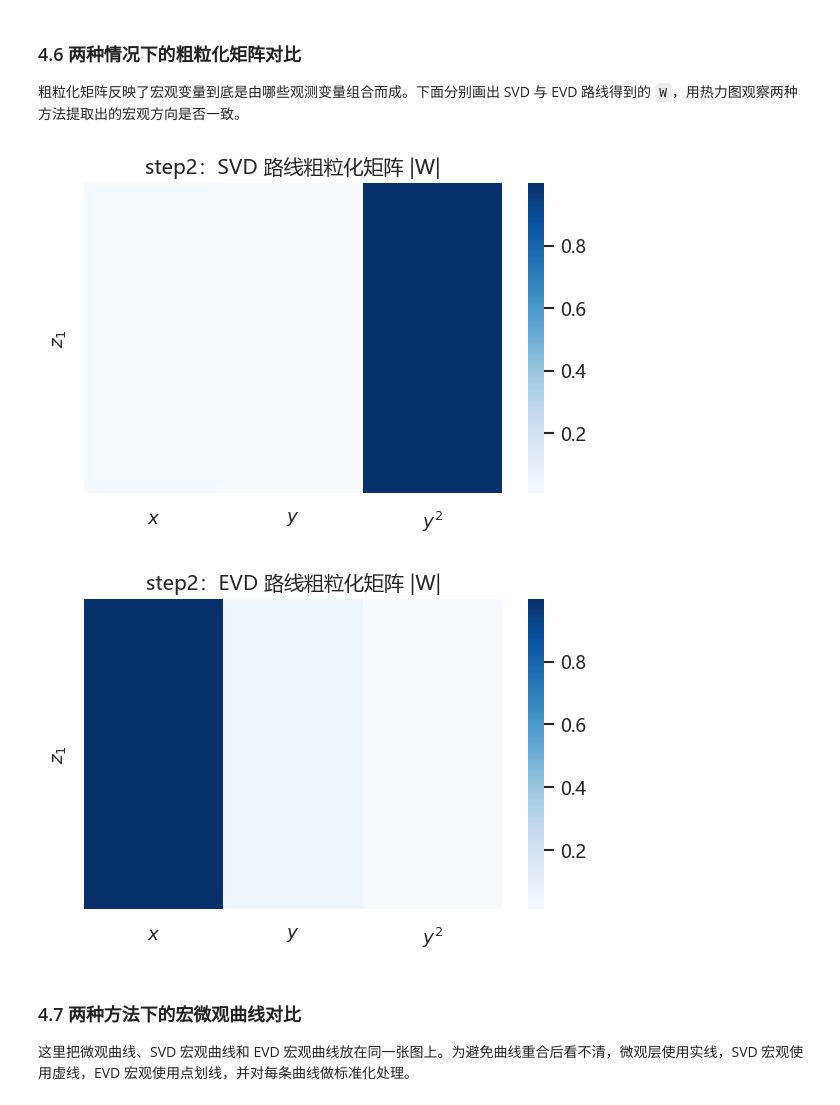
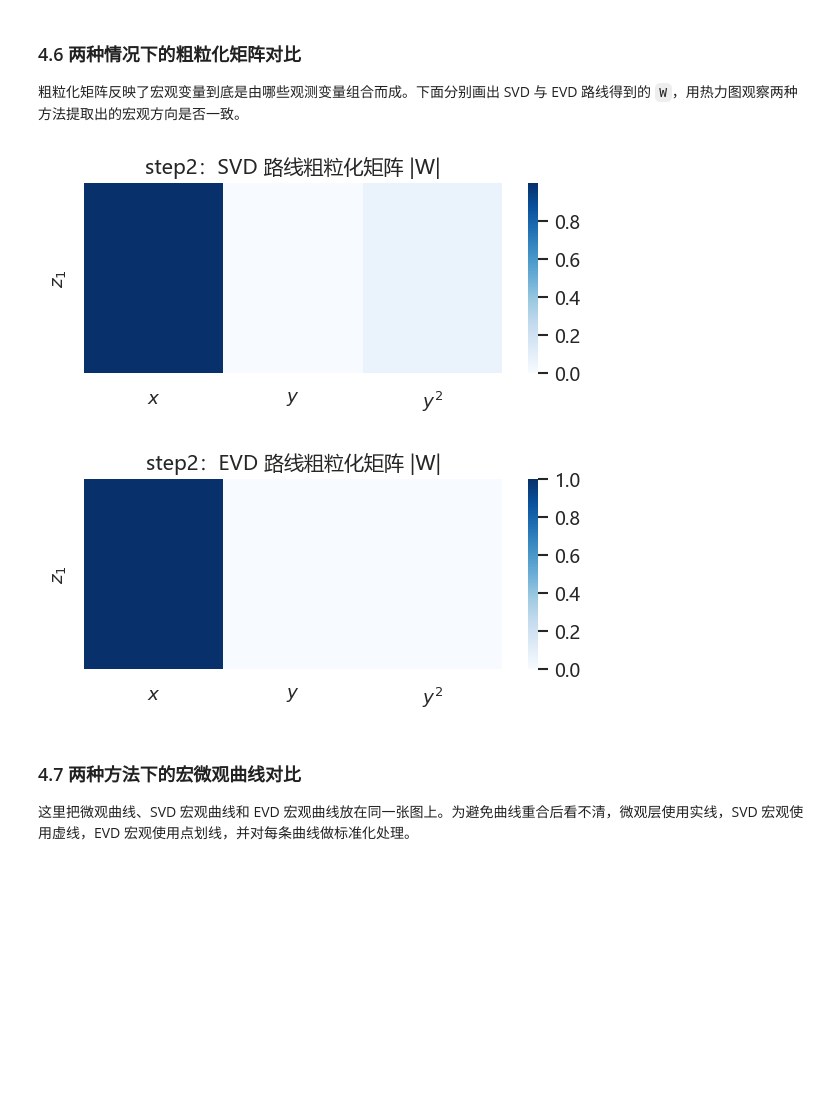
Before and after one commit to Matthew-ymz/pykoop, a Jupyter notebook: exp/analysitic_exp/exp_ana_gis.ipynb, the cells around one changed output. Drawn from its saved outputs; the diff is of its cells as text; code cells hidden in the pictures; blank space fills up the shorter version.

```diff
--- a/exp/analysitic_exp/exp_ana_gis.ipynb
+++ b/exp/analysitic_exp/exp_ana_gis.ipynb
@@ -618,5 +689,15 @@ ax.set_xlabel('$x$'); ax.set_ylabel('$y$'); ax.set_title('step2 系统轨迹相
 # %%
 obs_step2 = observable_step2(step2_noisy, mode='default')
-res_step2_svd = run_gis_pipeline_from_observations(obs_step2, tau=step2_config['tau'], alpha=step2_config['alpha'], delta=step2_config['delta'], eps=step2_config['eps'], ridge=step2_config['ridge'], manual_r=step2_config['manual_r'], horizons=step2_config['horizons'], w_method='svd')
-print('step2 - SVD 路线 CE =', res_step2_svd['ce_result']['CE'])
+A_step2_micro = np.array([
+    [0.8, 0.0, 10.0],
+    [0.0, 0.8, 0.0],
+    [0.0, 0.0, 0.64],
+], dtype=float)
+U_step2, S_step2, Vt_step2 = np.linalg.svd(A_step2_micro, full_matrices=False)
+step2_svd_gamma = compute_gamma_ce_metrics(S_step2, alpha=step2_config['alpha'], manual_r=step2_config['manual_r'], eps=step2_config['eps'])
+r_step2 = int(step2_config['manual_r'])
+W_step2_svd = U_step2[:, :r_step2].T
+svd_macro_step2 = apply_coarse_graining(W_step2_svd, obs_step2)
+A_step2_svd_macro = W_step2_svd @ A_step2_micro @ W_step2_svd.T
+print('step2 - SVD 路线 CE =', step2_svd_gamma['delta_gamma_manual_r'])
 # %% [output]
@@ -627,4 +713,9 @@ step2 - SVD 路线 CE = 1.4279398779561567
 # %%
-res_step2_evd = run_gis_pipeline_from_observations(obs_step2, tau=step2_config['tau'], alpha=step2_config['alpha'], delta=step2_config['delta'], eps=step2_config['eps'], ridge=step2_config['ridge'], manual_r=step2_config['manual_r'], horizons=step2_config['horizons'], w_method='evd', evd_mode='eig_abs')
-print('step2 - EVD 路线 CE =', res_step2_evd['ce_result']['CE'])
+step2_evd_pack = build_w_from_evd(A_step2_micro, r=r_step2, mode='eig_abs')
+W_step2_evd = step2_evd_pack['W']
+eig_abs_step2 = np.sort(np.abs(np.asarray(step2_evd_pack['eigvals'])))[::-1]
+step2_evd_gamma = compute_gamma_ce_metrics(eig_abs_step2, alpha=step2_config['alpha'], manual_r=step2_config['manual_r'], eps=step2_config['eps'])
+evd_macro_step2 = apply_coarse_graining(W_step2_evd, obs_step2)
+A_step2_evd_macro = W_step2_evd @ A_step2_micro @ W_step2_evd.T
+print('step2 - EVD 路线 CE =', step2_evd_gamma['delta_gamma_manual_r'])
 # %% [output]
@@ -650,12 +739,12 @@ plt.legend(); plt.tight_layout(); plt.show()
 粗粒化矩阵反映了宏观变量到底是由哪些观测变量组合而成。下面分别画出 SVD 与 EVD 路线得到的 `W`，用热力图观察两种方法提取出的宏观方向是否一致。
 # %%
 step2_feature_names = ['$x$', '$y$', '$y^2$']
-step2_macro_names = [f'$z_{i+1}$' for i in range(res_step2_svd['W'].shape[0])]
-plot_matrix_heatmap(np.abs(res_step2_svd['W']), 'step2：SVD 路线粗粒化矩阵 |W|', row_labels=step2_macro_names, col_labels=step2_feature_names, center=None, figsize=(5, 3.5), cmap='Blues')
-plot_matrix_heatmap(np.abs(res_step2_evd['W']), 'step2：EVD 路线粗粒化矩阵 |W|', row_labels=step2_macro_names, col_labels=step2_feature_names, center=None, figsize=(5, 3.5), cmap='Blues')
+step2_macro_names = [f'$z_{i+1}$' for i in range(r_step2)]
+plot_matrix_heatmap(np.abs(W_step2_svd), 'step2：SVD 路线粗粒化矩阵 |W|', row_labels=step2_macro_names, col_labels=step2_feature_names, center=None, figsize=(5, 2.5), cmap='Blues')
+plot_matrix_heatmap(np.abs(W_step2_evd), 'step2：EVD 路线粗粒化矩阵 |W|', row_labels=step2_macro_names, col_labels=step2_feature_names, center=None, figsize=(5, 2.5), cmap='Blues')
 # %% [output]
-[figure, old version]
+[figure, new version]
-[figure, old version]
+[figure, new version]
 # %% [markdown]
 ### 4.7 两种方法下的宏微观曲线对比
 这里把微观曲线、SVD 宏观曲线和 EVD 宏观曲线放在同一张图上。为避免曲线重合后看不清，微观层使用实线，SVD 宏观使用虚线，EVD 宏观使用点划线，并对每条曲线做标准化处理。
```
Also changed, not shown: parts of 41 cells of this notebook.
